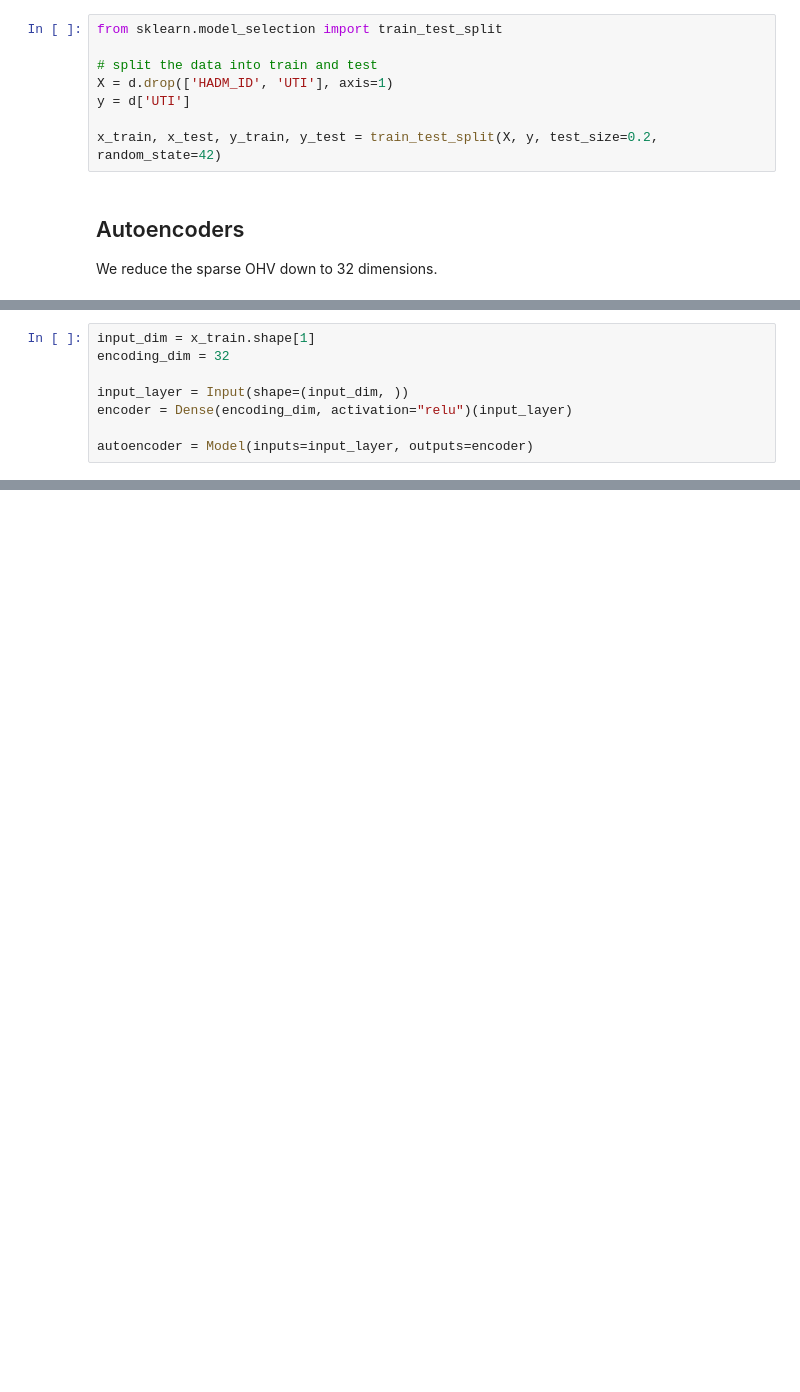
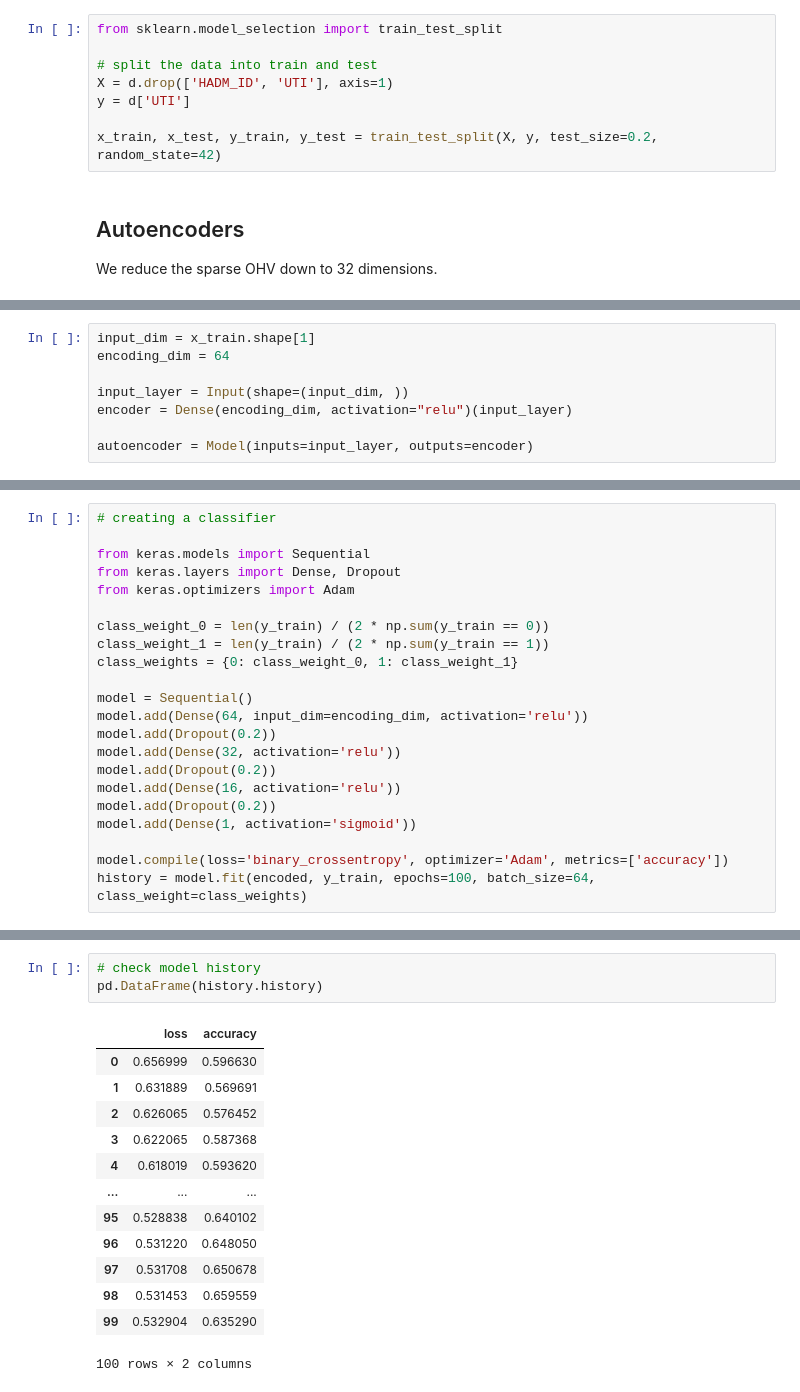
Before and after one commit to jiaminho/RPH-HAC-Prediction, a Jupyter notebook: DNN.ipynb, the cells around one changed output, grey strips where cells are left out. Saved outputs shown, nothing was run; the diff lists cells and outputs as text; blank space fills up the shorter version.

Commit message:
Updated for training on Procedures DNN Classification

```diff
--- a/DNN.ipynb
+++ b/DNN.ipynb
@@ -120,6 +118,6 @@ from keras.models import Model
 # %%
 input_dim = x_train.shape[1]
-encoding_dim = 32
+encoding_dim = 64
 
 input_layer = Input(shape=(input_dim, ))
 encoder = Dense(encoding_dim, activation="relu")(input_layer)
@@ -139,0 +130,22 @@ x_train.shape
+# %%
+# creating a classifier
+
+from keras.models import Sequential
+from keras.layers import Dense, Dropout
+from keras.optimizers import Adam
+
+class_weight_0 = len(y_train) / (2 * np.sum(y_train == 0))
+class_weight_1 = len(y_train) / (2 * np.sum(y_train == 1))
+class_weights = {0: class_weight_0, 1: class_weight_1}
+
+model = Sequential()
+model.add(Dense(64, input_dim=encoding_dim, activation='relu'))
+model.add(Dropout(0.2))
+model.add(Dense(32, activation='relu'))
+model.add(Dropout(0.2))
+model.add(Dense(16, activation='relu'))
+model.add(Dropout(0.2))
+model.add(Dense(1, activation='sigmoid'))
+
+model.compile(loss='binary_crossentropy', optimizer='Adam', metrics=['accuracy'])
+history = model.fit(encoded, y_train, epochs=100, batch_size=64, class_weight=class_weights)
@@ -139,0 +201,17 @@ x_train.shape
+# %%
+# check model history
+pd.DataFrame(history.history)
+# %% [output]
+|  | loss | accuracy |
+| 0 | 0.656999 | 0.596630 |
+| 1 | 0.631889 | 0.569691 |
+| 2 | 0.626065 | 0.576452 |
+| 3 | 0.622065 | 0.587368 |
+| 4 | 0.618019 | 0.593620 |
+| ... | ... | ... |
+| 95 | 0.528838 | 0.640102 |
+| 96 | 0.531220 | 0.648050 |
+| 97 | 0.531708 | 0.650678 |
+| 98 | 0.531453 | 0.659559 |
+| 99 | 0.532904 | 0.635290 |
+100 rows × 2 columns
```
Also changed, not shown: parts of 15 cells of this notebook.
